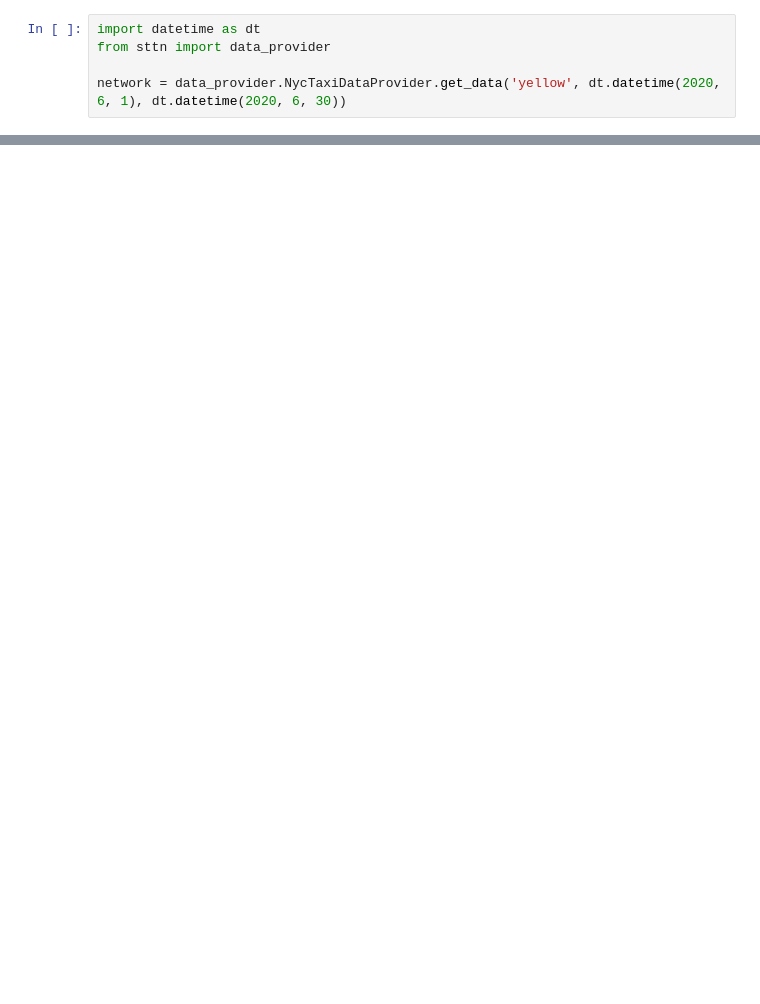
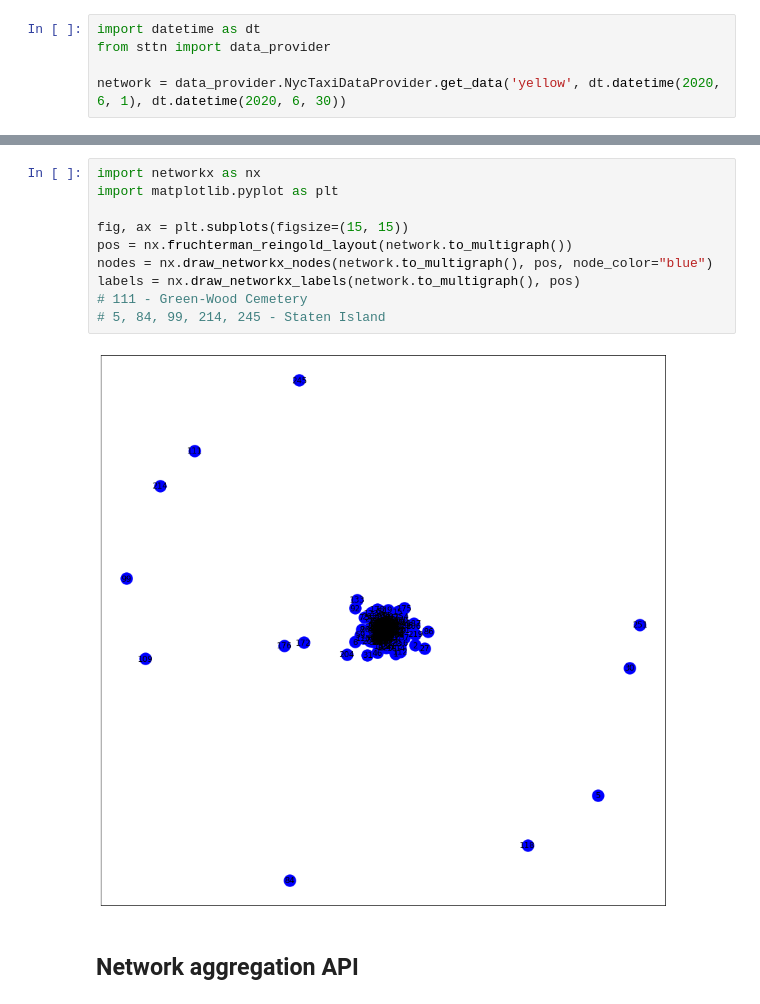
Before and after one commit to yuribogomolov/sttn, a Jupyter notebook: notebooks/nyc_taxi_demo.ipynb, the cells around one changed output, grey strips where cells are left out. Cells and saved outputs as stored; diff of their text form; blank space fills up the shorter version.

```diff
--- a/notebooks/nyc_taxi_demo.ipynb
+++ b/notebooks/nyc_taxi_demo.ipynb
@@ -15,0 +31,14 @@ ax.set(xticks=[], yticks=[])
+# %%
+import networkx as nx
+import matplotlib.pyplot as plt
+
+fig, ax = plt.subplots(figsize=(15, 15))
+pos = nx.fruchterman_reingold_layout(network.to_multigraph())
+nodes = nx.draw_networkx_nodes(network.to_multigraph(), pos, node_color="blue")
+labels = nx.draw_networkx_labels(network.to_multigraph(), pos)
+# 111 - Green-Wood Cemetery
+# 5, 84, 99, 214, 245 - Staten Island
+# %% [output]
+[figure, added]
+# %% [markdown]
+## Network aggregation API
```
Also changed, not shown: parts of 12 cells of this notebook, 7 other files.
